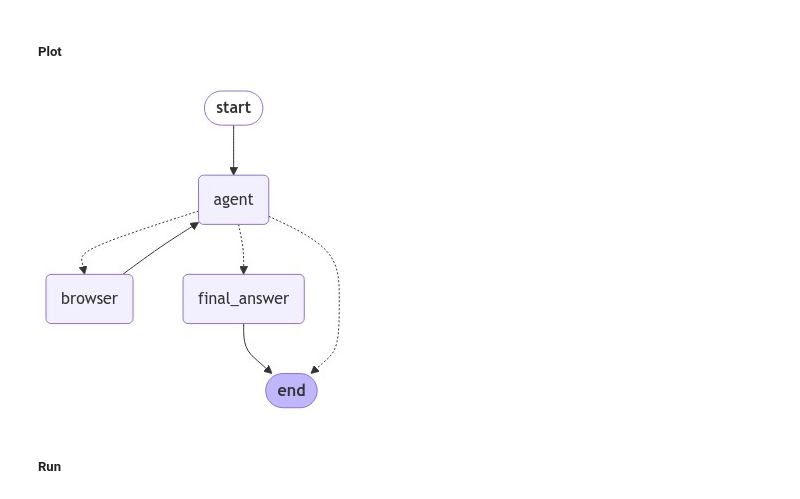
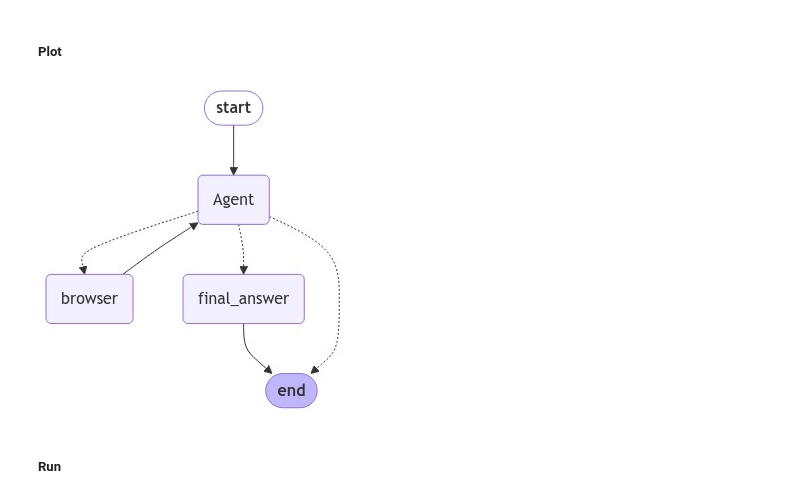
Before and after one commit to mdipietro09/GenerativeAI, a Jupyter notebook: Agents_fromScratch/notebook.ipynb, the cells around one changed output. Drawn from its saved outputs; the diff is of its cells as text; code cells hidden in the pictures.

```diff
--- a/Agents_fromScratch/notebook.ipynb
+++ b/Agents_fromScratch/notebook.ipynb
@@ -322,9 +324,9 @@ class AgentState(TypedDict):
     lst_data: Annotated[list[tuple[AgentAction, str]], operator.add]
     output: dict[str, Union[str, List[str]]]
 # %%
-from langgraph.graph import StateGraph, END
+from langgraph.graph import StateGraph
 
-g = StateGraph(AgentState)
+workflow = StateGraph(AgentState)
 # %% [markdown]
 ##### Nodes
 # %%
@@ -338,6 +340,6 @@ g.add_node("agent", start)
 # %%
-def use_tool(state: TypedDict):
-    print("--- using tool ---")
+def node_tool(state:TypedDict):
+    print("--- node_tool ---")
     tool_name = state["lst_data"][-1].tool_name
     tool_args = state["lst_data"][-1].tool_input
     print(f"run_tool | {tool_name}.invoke(input={tool_args})")
@@ -345,37 +347,38 @@ def use_tool(state: TypedDict):
     action_out = DataStracture(tool_name=tool_name, tool_input=tool_args, tool_output=str(out))
     return {"output":out} if tool_name == "final_answer" else {"lst_data":[action_out]}
 
-g.add_node("browser", use_tool)
-g.add_node("final_answer", use_tool)
+workflow.add_node(node="browser", action=node_tool)
+workflow.add_node(node="final_answer", action=node_tool)
 # %% [markdown]
 ##### Edges
 # %%
-def move_path(state: TypedDict):
-    print("--- moving path ---")
+def edges(state:TypedDict):
+    print("--- edges ---")
     return state["lst_data"][-1].tool_name if isinstance(state["lst_data"], list) else "final_answer"
 
-g.set_entry_point("agent")  #<--user query
-g.add_conditional_edges(source="agent", path=move_path) #<--agent starts
-
-# create edges from each tool back to the oracle
-for tool_obj in [tool_browser, tool_final_answer]:
-    tool_name = tool_obj["function"]["name"]
-    if tool_name != "final_answer":
-        g.add_edge(tool_name, "agent")
-
-g.add_edge("final_answer", END)
-graph = g.compile()
+workflow.set_entry_point(key="Agent")  #<--user query
+workflow.add_conditional_edges(source="Agent", path=edges) #<--from Agent
+# %%
+from langgraph.graph import END
+
+for t in [tool_browser,tool_final_answer]: #<--to Agent
+    tool_name = t["function"]["name"]
+    if tool_name != "final_answer":
+        g.add_edge(start_key=tool_name, end_key="Agent")
+
+workflow.add_edge(start_key="final_answer", end_key=END)
+g = workflow.compile()
 # %% [markdown]
 ##### Plot
 # %%
 from IPython.display import Image, display
 from langchain_core.runnables.graph import CurveStyle, MermaidDrawMethod, NodeStyles
 
 display(Image(
-    graph.get_graph().draw_mermaid_png(draw_method=MermaidDrawMethod.API)
+    g.get_graph().draw_mermaid_png(draw_method=MermaidDrawMethod.API)
 ))
 # %% [output]
-[figure, old version]
+[figure, new version]
 # %% [markdown]
 ##### Run
 # %%
```
Also changed, not shown: parts of 8 cells of this notebook, 1 other file.
